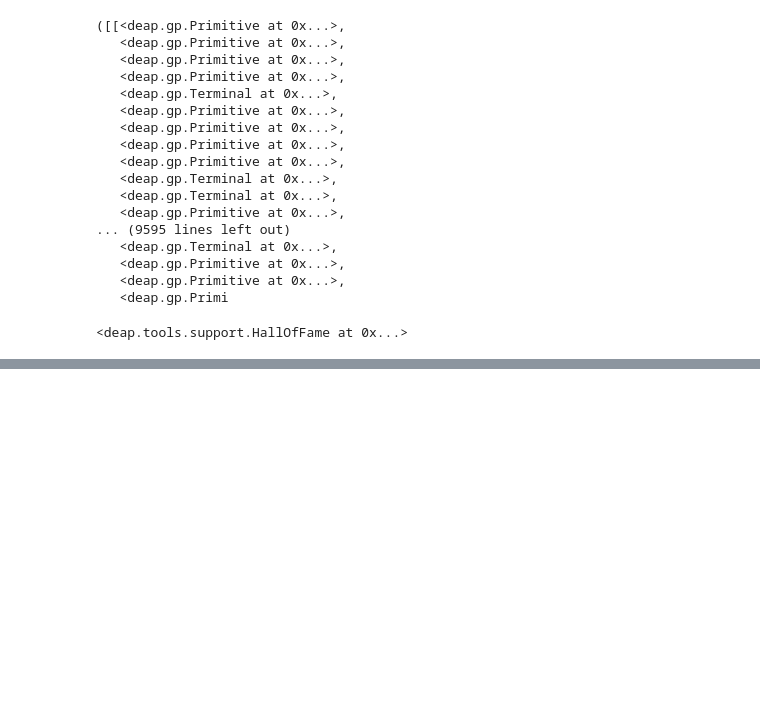
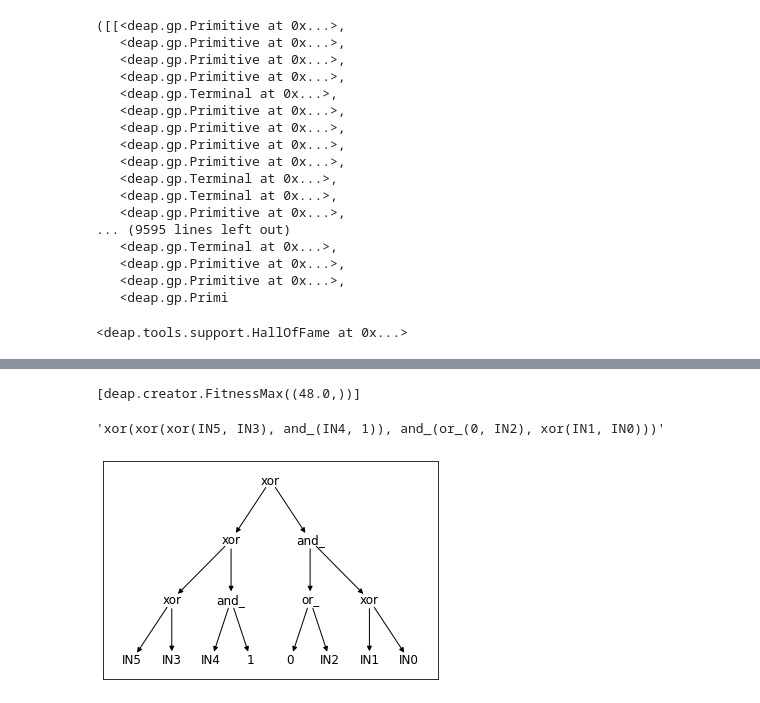
Before and after one commit to Amplil/genetic_programming, a Jupyter notebook: genetic_programming_official_test.ipynb, the cells around one changed output, grey strips where cells are left out. Saved outputs shown, nothing was run; the diff lists cells and outputs as text; code cells hidden in the pictures; blank space fills up the shorter version.

```diff
--- a/genetic_programming_official_test.ipynb
+++ b/genetic_programming_official_test.ipynb
@@ -234,0 +322,22 @@ plt.show()
+# %%
+hof.keys
+# %% [output]
+[deap.creator.FitnessMax((48.0,))]
+# %%
+nodes, edges, labels = gp.graph(gp.PrimitiveTree(hof[0]))
+str(gp.PrimitiveTree(hof[0]))
+# %% [output]
+'xor(xor(xor(IN5, IN3), and_(IN4, 1)), and_(or_(0, IN2), xor(IN1, IN0)))'
+# %%
+g = nx.DiGraph()
+g.add_nodes_from(nodes)
+g.add_edges_from(edges)
+
+#pos=nx.spring_layout(g)
+pos=graphviz_layout(g,prog='dot')
+#nx.draw_networkx_nodes(g, pos)
+nx.draw_networkx_edges(g, pos)
+nx.draw_networkx_labels(g, pos, labels)
+plt.show()
+# %% [output]
+[figure, added]
```
Also changed, not shown: parts of 18 cells of this notebook.
